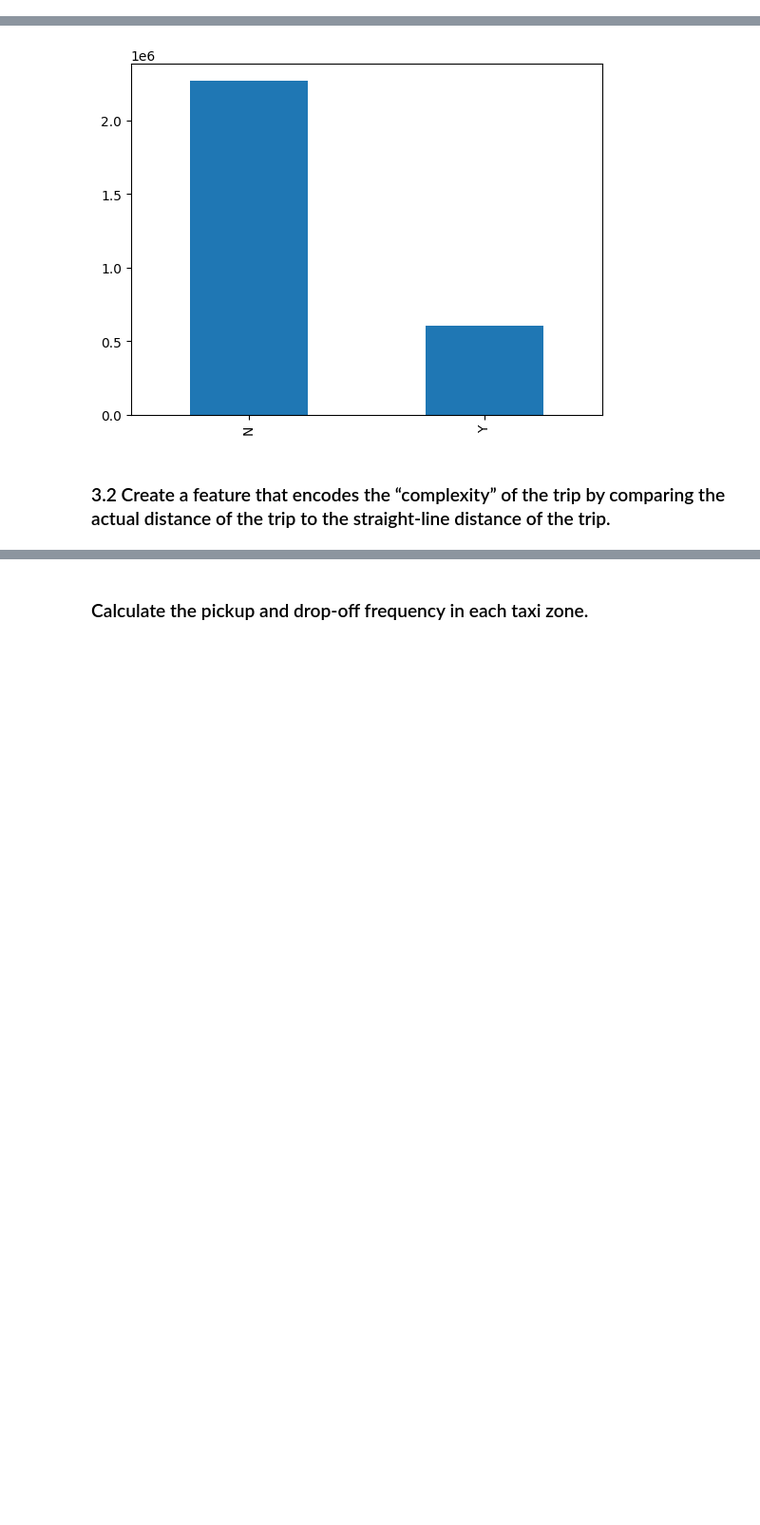
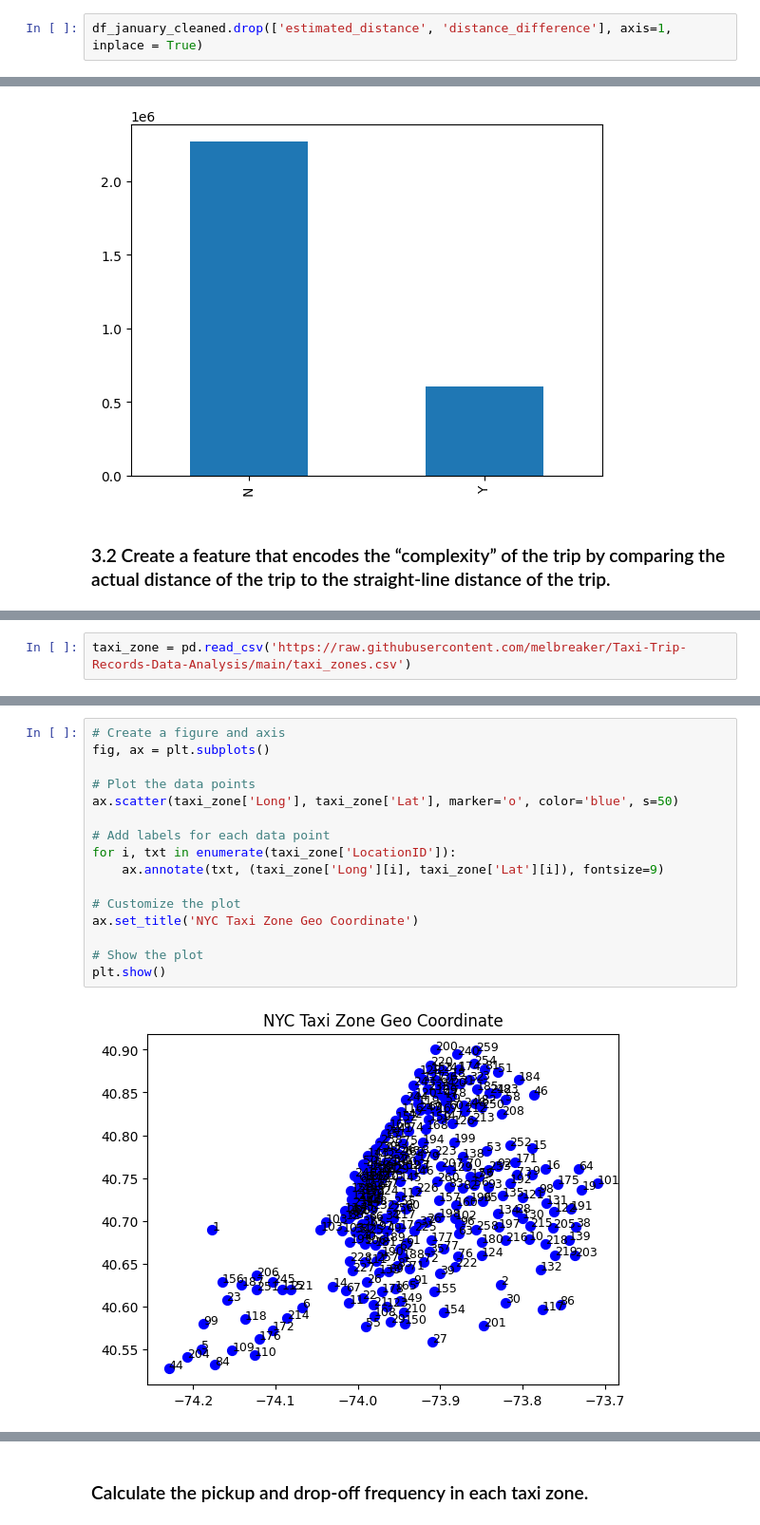
Before and after one commit to melbreaker/Taxi-Trip-Records-Data-Analysis, a Jupyter notebook: taxi-trip-records-data-analysis.ipynb, the cells around one changed output, grey strips where cells are left out. Shown: that part at 95% size. Cells and saved outputs as stored; diff of their text form; blank space fills up the shorter version.

```diff
--- a/taxi-trip-records-data-analysis.ipynb
+++ b/taxi-trip-records-data-analysis.ipynb
@@ -401,6 +401,8 @@ plt.scatter(df_january_cleaned['trip_distance'], df_january_cleaned['fare_amount
 plt.show()
 # %% [output]
 [figure]
+# %%
+df_january_cleaned.drop(['estimated_distance', 'distance_difference'], axis=1, inplace = True)
 # %% [markdown]
 #### Categorical Columns
 # %%
@@ -618,0 +596,2 @@ KeyError: ignored
+# %%
+taxi_zone = pd.read_csv('https://raw.githubusercontent.com/melbreaker/Taxi-Trip-Records-Data-Analysis/main/taxi_zones.csv')
@@ -618,0 +614,18 @@ KeyError: ignored
+# %%
+# Create a figure and axis
+fig, ax = plt.subplots()
+
+# Plot the data points
+ax.scatter(taxi_zone['Long'], taxi_zone['Lat'], marker='o', color='blue', s=50)
+
+# Add labels for each data point
+for i, txt in enumerate(taxi_zone['LocationID']):
+    ax.annotate(txt, (taxi_zone['Long'][i], taxi_zone['Lat'][i]), fontsize=9)
+
+# Customize the plot
+ax.set_title('NYC Taxi Zone Geo Coordinate')
+
+# Show the plot
+plt.show()
+# %% [output]
+[figure, added]
```
Also changed, not shown: parts of 8 cells of this notebook.
